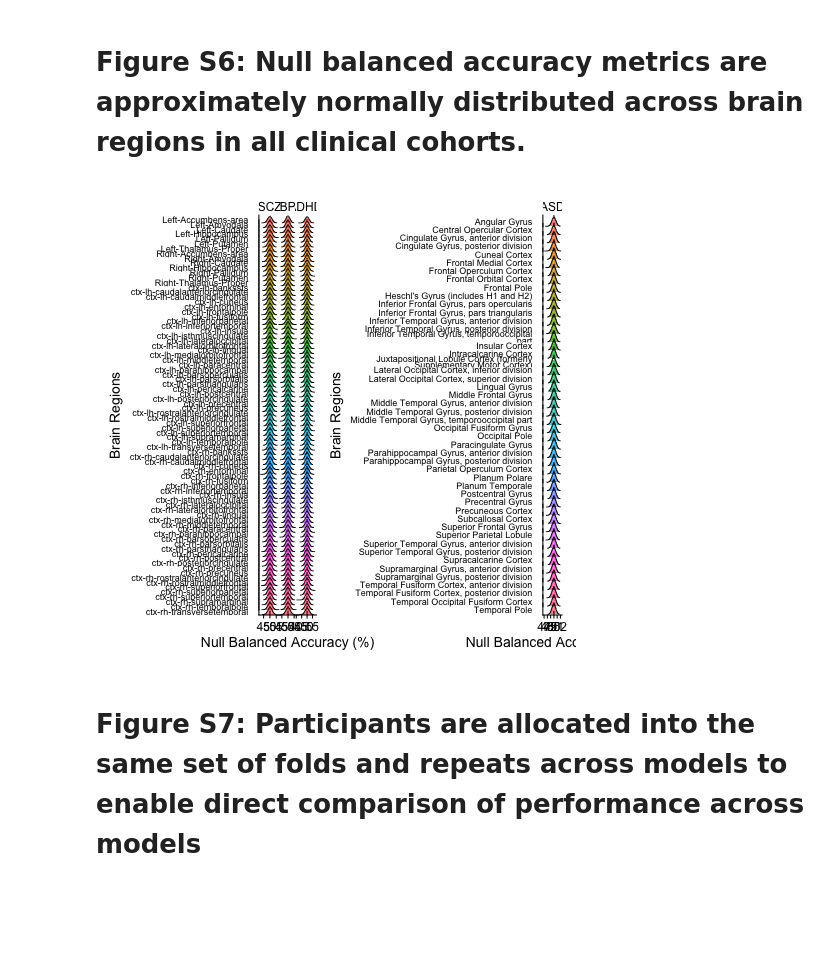
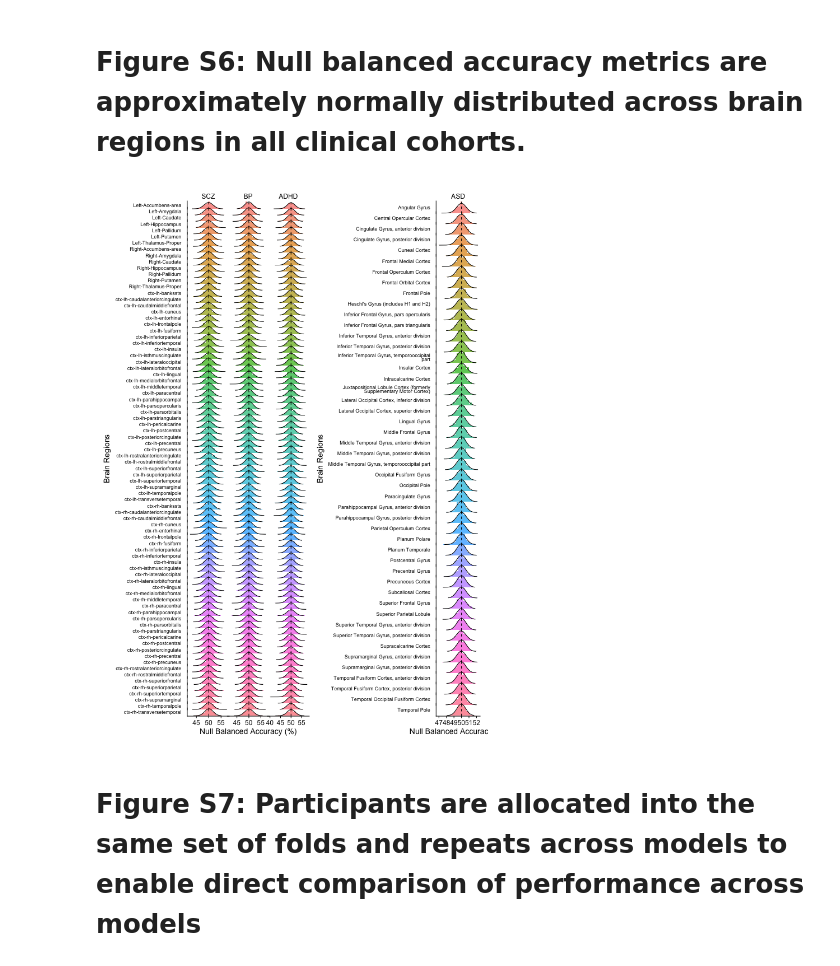
Before and after one commit to DynamicsAndNeuralSystems/fMRI_FeaturesDisorders, a Jupyter notebook: generate_all_figures.ipynb, the cells around one changed output. Cells and saved outputs as stored; diff of their text form; code cells hidden in the pictures; blank space fills up the shorter version.

```diff
--- a/generate_all_figures.ipynb
+++ b/generate_all_figures.ipynb
@@ -1477,7 +1482,7 @@ Joining with `by = join_by(Sample_ID, Diagnosis, Age, Sex, Study, Site)`
 # %% [markdown]
 # Figure S6: Null balanced accuracy metrics are approximately normally distributed across brain regions in all clinical cohorts.
 # %%
-%%R -i all_null_distributions,study_group_df
+%%R -i all_null_distributions,study_group_df -w 700 -h 1000
 
 intra_regional_nulls_brain_regions <- all_null_distributions %>% filter(Analysis_Type == "Univariate_Brain_Region") %>%
   mutate(Null_Balanced_Accuracy = 100*Null_Balanced_Accuracy) %>%
@@ -1518,35 +1523,35 @@ UCLA_CNP_univariate_null_plot <- intra_regional_nulls_brain_regions %>%
 # Calculate the normal curve density for each group
 ABIDE_summary_curves <- intra_regional_nulls_brain_regions %>%
   filter(Study=="ABIDE") %>%
   left_join(., study_group_df, by = join_by(Disorder, Study)) %>%
   group_by(group_var) %>%
   reframe(x = Null_Balanced_Accuracy,
           y = dnorm(Null_Balanced_Accuracy,
                     mean = mean(Null_Balanced_Accuracy),
                     sd = sd(Null_Balanced_Accuracy)))
 
 ABIDE_univariate_null_plot <- intra_regional_nulls_brain_regions %>%
   filter(Study=="ABIDE") %>%
   left_join(., study_group_df, by = join_by(Disorder, Study)) %>%
   ggplot(data=., mapping=aes(fill = group_var, x=Null_Balanced_Accuracy)) +
   geom_histogram(aes(y = after_stat(density)), alpha=0.7, bins=30) +
   facet_grid(group_var~Disorder, scales="free", switch="y",
              labeller = labeller(group_var = label_wrap_gen(45))) +
   xlab("Null Balanced Accuracy (%)") +
   ylab("Brain Regions") +
   geom_line(data=ABIDE_summary_curves, aes(x=x, y=y), color="black") +
   geom_vline(xintercept = 50, linetype=2) +
   theme(legend.position="none",
         strip.text.y.left = element_text(angle=0, size=9, lineheight = 0.6, hjust=1),
         strip.background = element_blank(),
         strip.placement="outside",
         panel.spacing = unit(-0.25, "lines"),
         axis.ticks.y = element_blank(),
         axis.text.y = element_blank())
 
-wrap_plots(list(UCLA_CNP_univariate_null_plot, ABIDE_univariate_null_plot), widths = c(0.75, 0.25))
+wrap_plots(list(UCLA_CNP_univariate_null_plot, ABIDE_univariate_null_plot), widths = c(0.7, 0.253))
 # %% [output]
-[figure, old version]
+[figure, new version]
 # %% [markdown]
 # Figure S7: Participants are allocated into the same set of folds and repeats across models to enable direct comparison of performance across models
 # %%
```
Also changed, not shown: parts of 48 cells of this notebook, 5 other files.
